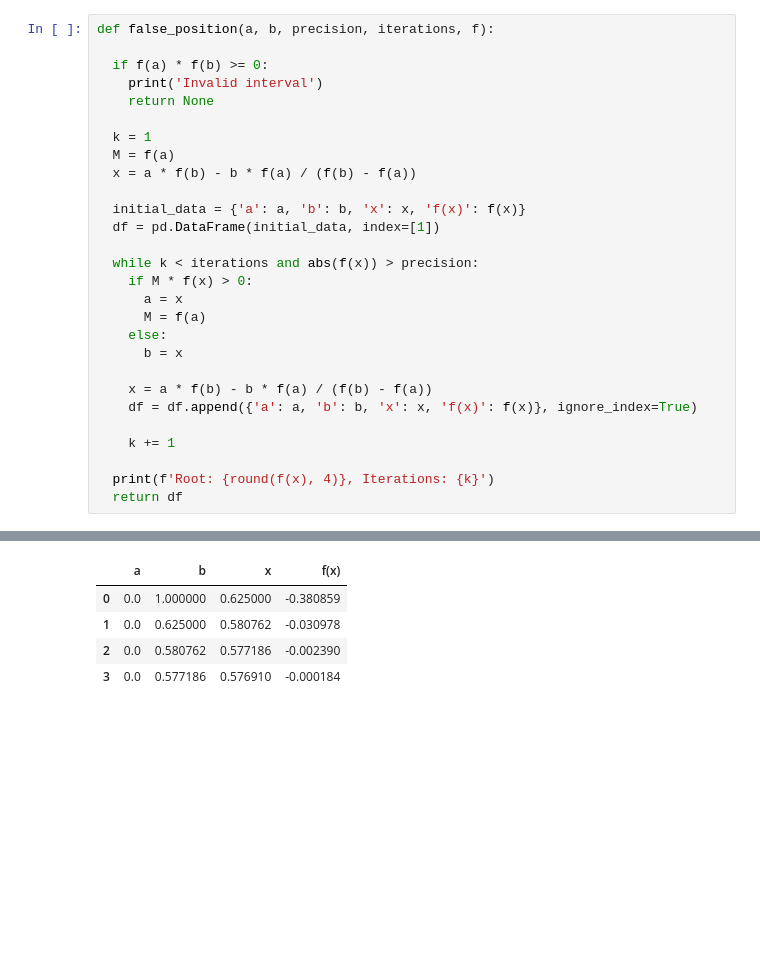
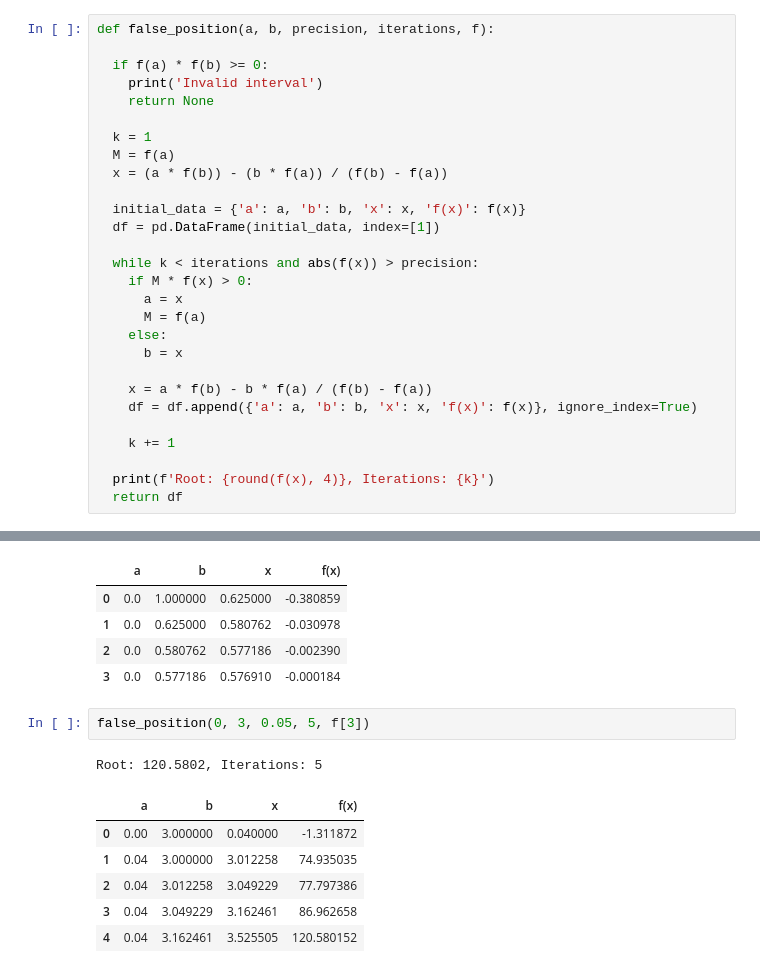
Before and after one commit to carloscalage/calculo_numerico, a Jupyter notebook: eq_alg_transc.ipynb, the cells around one changed output, grey strips where cells are left out. Cells and saved outputs as stored; diff of their text form; blank space fills up the shorter version.

```diff
--- a/eq_alg_transc.ipynb
+++ b/eq_alg_transc.ipynb
@@ -54,7 +81,7 @@ def false_position(a, b, precision, iterations, f):
 
   k = 1
   M = f(a)
-  x = a * f(b) - b * f(a) / (f(b) - f(a))
+  x = (a * f(b)) - (b * f(a)) / (f(b) - f(a))
 
   initial_data = {'a': a, 'b': b, 'x': x, 'f(x)': f(x)}
   df = pd.DataFrame(initial_data, index=[1])
@@ -94,3 +122,13 @@ Root: -0.0002, Iterations: 4
 | 1 | 0.0 | 0.625000 | 0.580762 | -0.030978 |
 | 2 | 0.0 | 0.580762 | 0.577186 | -0.002390 |
 | 3 | 0.0 | 0.577186 | 0.576910 | -0.000184 |
+# %%
+false_position(0, 3, 0.05, 5, f[3])
+# %% [output]
+Root: 120.5802, Iterations: 5
+|  | a | b | x | f(x) |
+| 0 | 0.00 | 3.000000 | 0.040000 | -1.311872 |
+| 1 | 0.04 | 3.000000 | 3.012258 | 74.935035 |
+| 2 | 0.04 | 3.012258 | 3.049229 | 77.797386 |
+| 3 | 0.04 | 3.049229 | 3.162461 | 86.962658 |
+| 4 | 0.04 | 3.162461 | 3.525505 | 120.580152 |
```
Also changed, not shown: parts of 6 cells of this notebook.
